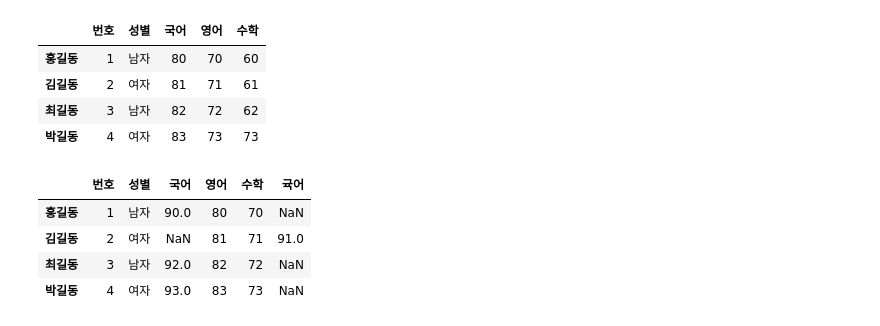
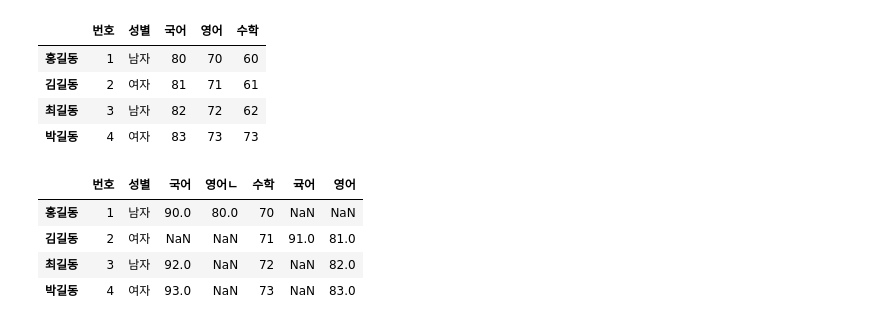
Before and after one commit to amyhyolee/ai-workspace, a Jupyter notebook: 02_데이터분석라이브러리/04_DataFrame.ipynb, the cells around one changed output. Saved outputs shown, nothing was run; the diff lists cells and outputs as text; code cells hidden in the pictures.

```diff
--- a/02_데이터분석라이브러리/04_DataFrame.ipynb
+++ b/02_데이터분석라이브러리/04_DataFrame.ipynb
@@ -113,22 +113,22 @@ df1
 # %%
 # 딕셔너리를 가지고 있는 리스트
 # 딕셔너리의 이름이 컬럼명으로 결정된다.
 # 하나의 딕셔너리는 행으로 구성되며 다른 딕셔너리에 있는 이름이 없으면
 # 결측치로 채워진다.
 
 a1 = [
-    {'번호' : 1, '성별' : '남자', '국어' : 90, '영어' : 80, '수학' : 70},
+    {'번호' : 1, '성별' : '남자', '국어' : 90, '영어ㄴ' : 80, '수학' : 70},
     {'번호' : 2, '성별' : '여자', '귝어' : 91, '영어' : 81, '수학' : 71},
     {'번호' : 3, '성별' : '남자', '국어' : 92, '영어' : 82, '수학' : 72},
     {'번호' : 4, '성별' : '여자', '국어' : 93, '영어' : 83, '수학' : 73},
 ]
 
 a2 = ['홍길동', '김길동', '최길동', '박길동']
 df1 = pd.DataFrame(a1, index=a2)
 df1
 # %% [output]
-|  | 번호 | 성별 | 국어 | 영어 | 수학 | 귝어 |
-| 홍길동 | 1 | 남자 | 90.0 | 80 | 70 | NaN |
-| 김길동 | 2 | 여자 | NaN | 81 | 71 | 91.0 |
-| 최길동 | 3 | 남자 | 92.0 | 82 | 72 | NaN |
-| 박길동 | 4 | 여자 | 93.0 | 83 | 73 | NaN |
+|  | 번호 | 성별 | 국어 | 영어ㄴ | 수학 | 귝어 | 영어 |
+| 홍길동 | 1 | 남자 | 90.0 | 80.0 | 70 | NaN | NaN |
+| 김길동 | 2 | 여자 | NaN | NaN | 71 | 91.0 | 81.0 |
+| 최길동 | 3 | 남자 | 92.0 | NaN | 72 | NaN | 82.0 |
+| 박길동 | 4 | 여자 | 93.0 | NaN | 73 | NaN | 83.0 |
```
Also changed, not shown: parts of 32 cells of this notebook, 3 other files.
